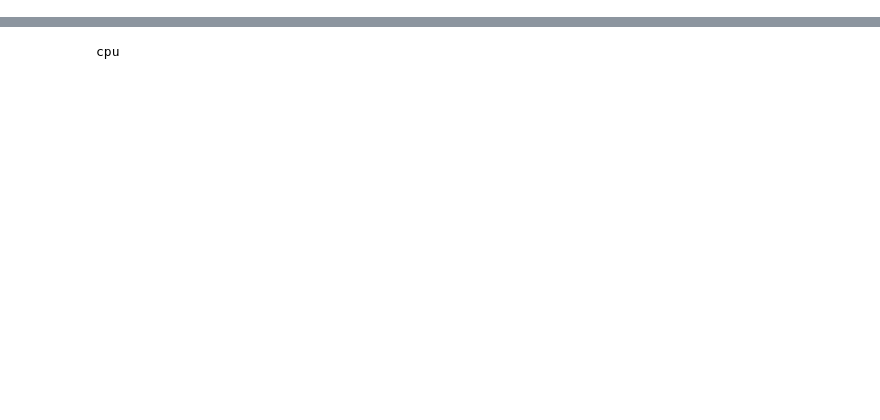
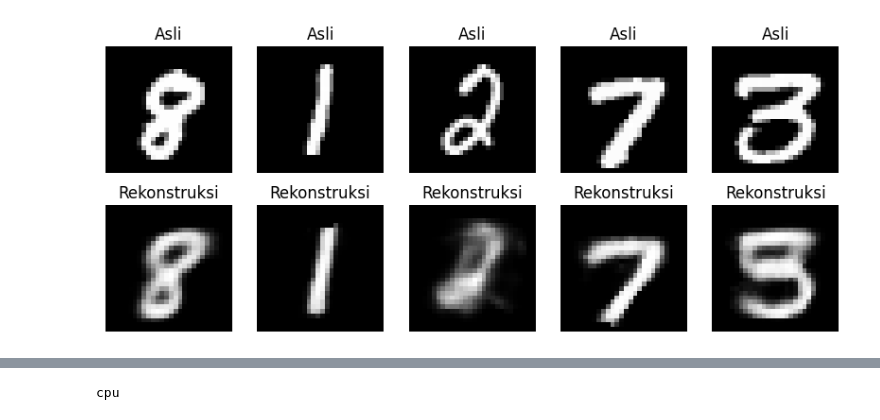
Before and after one commit to habibiputrar/DeepLearning_B_2411531001_Habibi-Putra-Rizqullah, a Jupyter notebook: Praktikum7/2411531001_Habibi_Putra_Rizqullah_Program7.ipynb, the cells around one changed output, grey strips where cells are left out. Saved outputs shown, nothing was run; the diff lists cells and outputs as text; code cells hidden in the pictures; blank space fills up the shorter version.

```diff
--- a/Praktikum7/2411531001_Habibi_Putra_Rizqullah_Program7.ipynb
+++ b/Praktikum7/2411531001_Habibi_Putra_Rizqullah_Program7.ipynb
@@ -13,0 +16,77 @@ NIM : 2411531001
+# %%
+import torch
+import torch.nn as nn
+import torchvision
+import torchvision.transforms as transforms
+import matplotlib.pyplot as plt
+
+# 1. Load dataset MNIST
+transform = transforms.Compose([transforms.ToTensor()])
+trainset = torchvision.datasets.MNIST(root='./data', train=True, download=True, transform=transform)
+trainloader = torch.utils.data.DataLoader(trainset, batch_size=128, shuffle=True)
+
+# 2. Definisikan model Autoencoder
+class Autoencoder(nn.Module):
+    def __init__(self):
+        super(Autoencoder, self).__init__()
+        # Encoder
+        self.encoder = nn.Sequential(
+            nn.Linear(28*28, 128),
+            nn.ReLU(),
+            nn.Linear(128, 64),
+            nn.ReLU(),
+            nn.Linear(64, 12),
+            nn.ReLU(),
+            nn.Linear(12, 3)
+        )
+        # Decoder
+        self.decoder = nn.Sequential(
+            nn.Linear(3, 12),
+            nn.ReLU(),
+            nn.Linear(12, 64),
+            nn.ReLU(),
+            nn.Linear(64, 128),
+            nn.ReLU(),
+            nn.Linear(128, 28*28),
+            nn.Sigmoid()
+        )
+
+    def forward(self, x):
+        x = self.encoder(x)
+        x = self.decoder(x)
+        return x
+
+model = Autoencoder()
+criterion = nn.MSELoss()
+optimizer = torch.optim.Adam(model.parameters(), lr=1e-3)
+
+# 3. Training loop
+epochs = 10
+for epoch in range(epochs):
+    for data, _ in trainloader:
+        img = data.view(data.size(0), -1)
+        output = model(img)
+        loss = criterion(output, img)
+        optimizer.zero_grad()
+        loss.backward()
+        optimizer.step()
+    print(f'Epoch [{epoch+1}/{epochs}], Loss: {loss.item():.4f}')
+
+# 4. Visualisasi hasil rekonstruksi
+with torch.no_grad():
+    sample = next(iter(trainloader))[0][:5].view(-1, 28*28)
+    reconstructed = model(sample)
+
+    sample = sample.view(-1, 1, 28, 28)
+    reconstructed = reconstructed.view(-1, 1, 28, 28)
+
+    fig, axes = plt.subplots(2, 5, figsize=(10,4))
+    for i in range(5):
+        axes[0, i].imshow(sample[i].squeeze(), cmap='gray')
+        axes[0, i].set_title("Asli")
+        axes[0, i].axis('off')
+        axes[1, i].imshow(reconstructed[i].squeeze(), cmap='gray')
+        axes[1, i].set_title("Rekonstruksi")
+        axes[1, i].axis('off')
+    plt.show()
+# %% [output]
@@ -13,0 +103 @@ NIM : 2411531001
+[figure, added]
```
Also changed, not shown: parts of 51 cells of this notebook.
